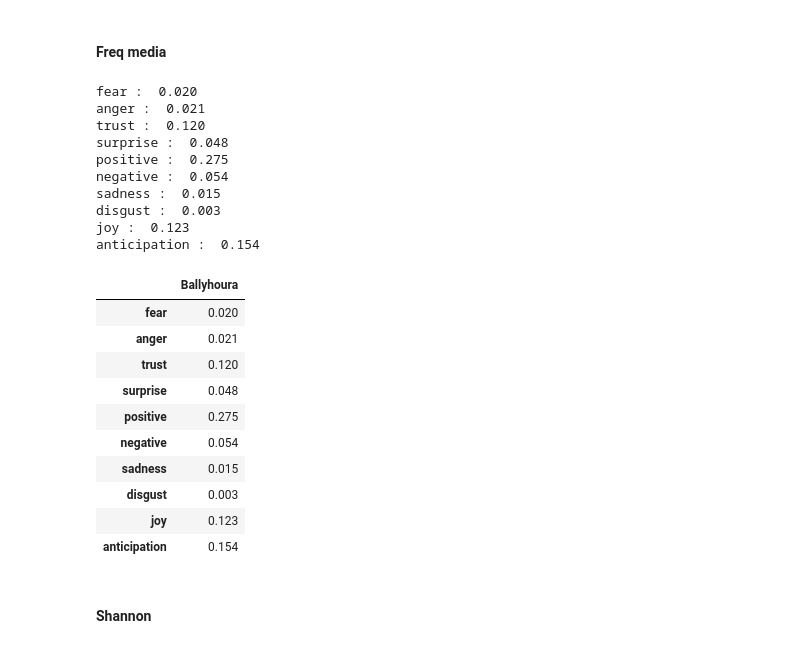
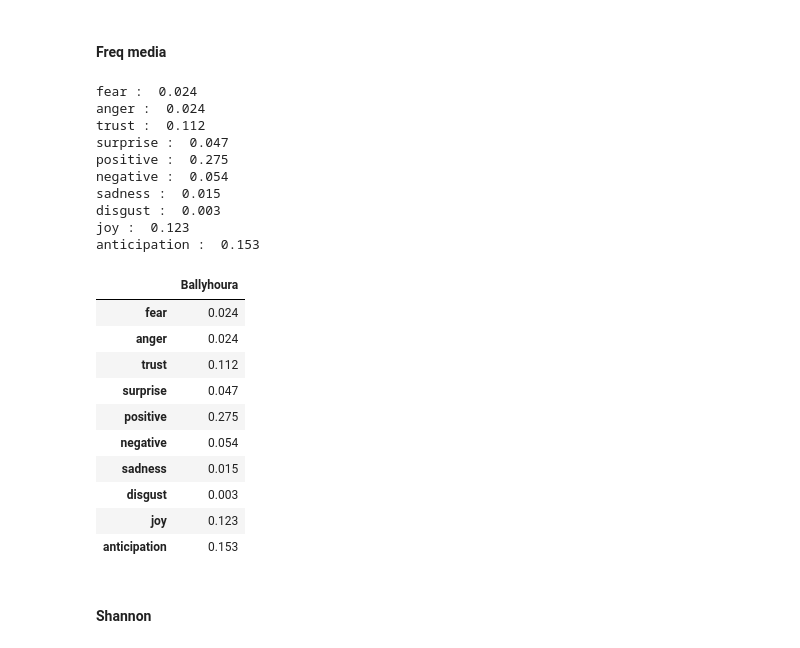
Before and after one commit to federicamontana/GoGreenRoutes, a Jupyter notebook: notebook/Parks.ipynb, the cells around one changed output. Cells and saved outputs as stored; diff of their text form; code cells hidden in the pictures.

```diff
--- a/notebook/Parks.ipynb
+++ b/notebook/Parks.ipynb
@@ -50,40 +50,40 @@ df_s.head()
 #### Freq media
 # %%
 sys.path.insert(1,'..')
-from Utility_Fede import aggregation
+from Utility_Fede import aggregation,label
 aggr = []
 labels = []
 
-for i in df_f['emotions_freq'].apply(pd.Series).drop("anticip", axis=1) : aggregation(i,df_s,aggr,labels)
+for i in df_f['emotions_freq'].apply(pd.Series).drop("anticip", axis=1) : aggregation(i,df_s,aggr)
 # %% [output]
-fear :  0.020
-anger :  0.021
-trust :  0.120
-surprise :  0.048
+fear :  0.024
+anger :  0.024
+trust :  0.112
+surprise :  0.047
 positive :  0.275
 negative :  0.054
 sadness :  0.015
 disgust :  0.003
 joy :  0.123
-anticipation :  0.154
+anticipation :  0.153
 # %%
 ballyhoura_df = pd.DataFrame(
     {'Ballyhoura': aggr
-    }, index = labels)
+    }, index = label)
 
 ballyhoura_df
 # %% [output]
 |  | Ballyhoura |
-| fear | 0.020 |
-| anger | 0.021 |
-| trust | 0.120 |
-| surprise | 0.048 |
+| fear | 0.024 |
+| anger | 0.024 |
+| trust | 0.112 |
+| surprise | 0.047 |
 | positive | 0.275 |
 | negative | 0.054 |
 | sadness | 0.015 |
 | disgust | 0.003 |
 | joy | 0.123 |
-| anticipation | 0.154 |
+| anticipation | 0.153 |
 # %% [markdown]
 #### Shannon
 # %%
```
Also changed, not shown: parts of 7 cells of this notebook.
